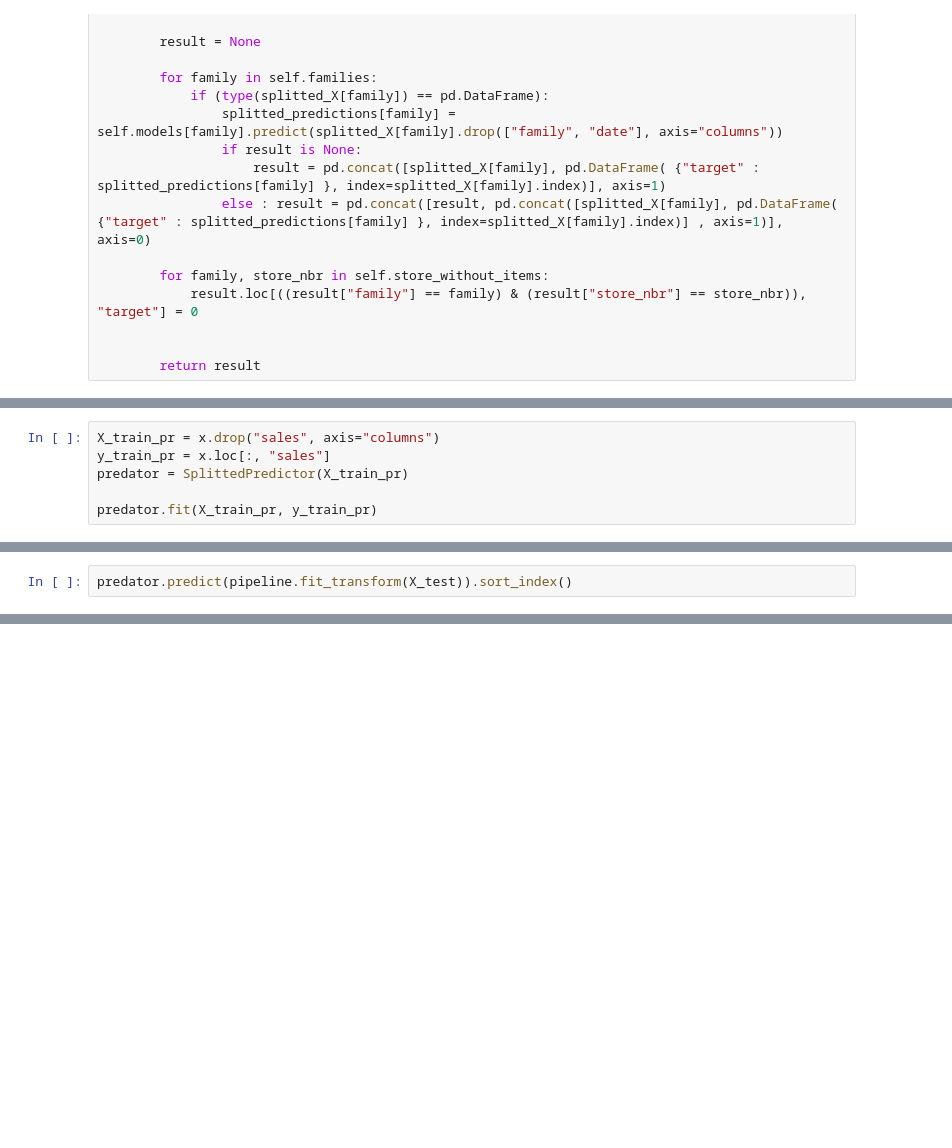
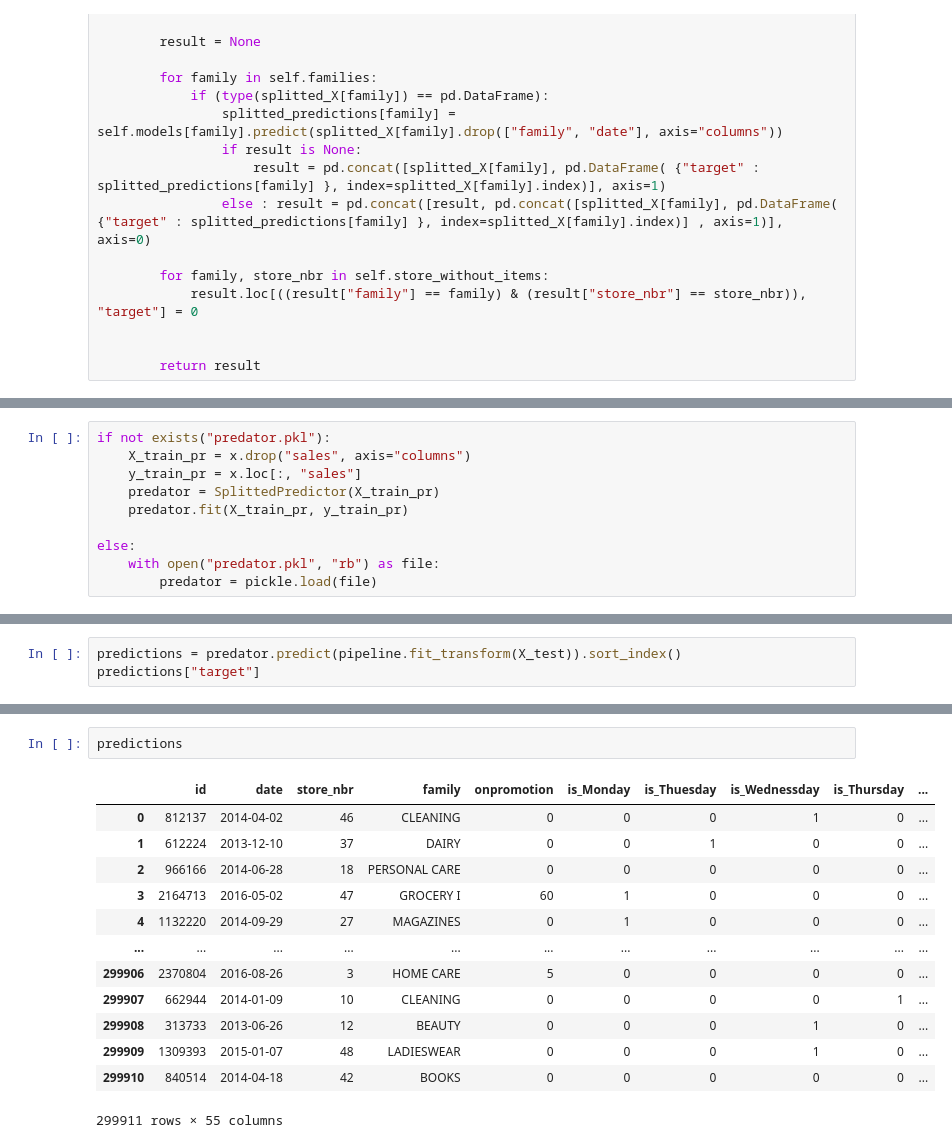
Before and after one commit to awkwarrd/sales-analysis, a Jupyter notebook: src/ModelBuildingAndValidation.ipynb, the cells around one changed output, grey strips where cells are left out. Saved outputs shown, nothing was run; the diff lists cells and outputs as text; blank space fills up the shorter version.

```diff
--- a/src/ModelBuildingAndValidation.ipynb
+++ b/src/ModelBuildingAndValidation.ipynb
@@ -370,7 +373,11 @@ x
 2699195 rows × 55 columns
 # %%
-X_train_pr = x.drop("sales", axis="columns")
-y_train_pr = x.loc[:, "sales"]
-predator = SplittedPredictor(X_train_pr)
+if not exists("predator.pkl"):
+    X_train_pr = x.drop("sales", axis="columns")
+    y_train_pr = x.loc[:, "sales"]
+    predator = SplittedPredictor(X_train_pr)
+    predator.fit(X_train_pr, y_train_pr)
 
-predator.fit(X_train_pr, y_train_pr)
+else:
+    with open("predator.pkl", "rb") as file:
+        predator = pickle.load(file)
@@ -410,3 +384,4 @@ Name: sales, Length: 2699195, dtype: float64
 # %%
-predator.predict(pipeline.fit_transform(X_test)).sort_index()
+predictions = predator.predict(pipeline.fit_transform(X_test)).sort_index()
+predictions["target"]
 # %% [output]
@@ -413,0 +400,16 @@ KeyboardInterrupt:
+# %%
+predictions
+# %% [output]
+|  | id | date | store_nbr | family | onpromotion | is_Monday | is_Thuesday | is_Wednessday | is_Thursday | ... |
+| 0 | 812137 | 2014-04-02 | 46 | CLEANING | 0 | 0 | 0 | 1 | 0 | ... |
+| 1 | 612224 | 2013-12-10 | 37 | DAIRY | 0 | 0 | 1 | 0 | 0 | ... |
+| 2 | 966166 | 2014-06-28 | 18 | PERSONAL CARE | 0 | 0 | 0 | 0 | 0 | ... |
+| 3 | 2164713 | 2016-05-02 | 47 | GROCERY I | 60 | 1 | 0 | 0 | 0 | ... |
+| 4 | 1132220 | 2014-09-29 | 27 | MAGAZINES | 0 | 1 | 0 | 0 | 0 | ... |
+| ... | ... | ... | ... | ... | ... | ... | ... | ... | ... | ... |
+| 299906 | 2370804 | 2016-08-26 | 3 | HOME CARE | 5 | 0 | 0 | 0 | 0 | ... |
+| 299907 | 662944 | 2014-01-09 | 10 | CLEANING | 0 | 0 | 0 | 0 | 1 | ... |
+| 299908 | 313733 | 2013-06-26 | 12 | BEAUTY | 0 | 0 | 0 | 1 | 0 | ... |
+| 299909 | 1309393 | 2015-01-07 | 48 | LADIESWEAR | 0 | 0 | 0 | 1 | 0 | ... |
+| 299910 | 840514 | 2014-04-18 | 42 | BOOKS | 0 | 0 | 0 | 0 | 0 | ... |
+299911 rows × 55 columns
```
Also changed, not shown: parts of 13 cells of this notebook.
